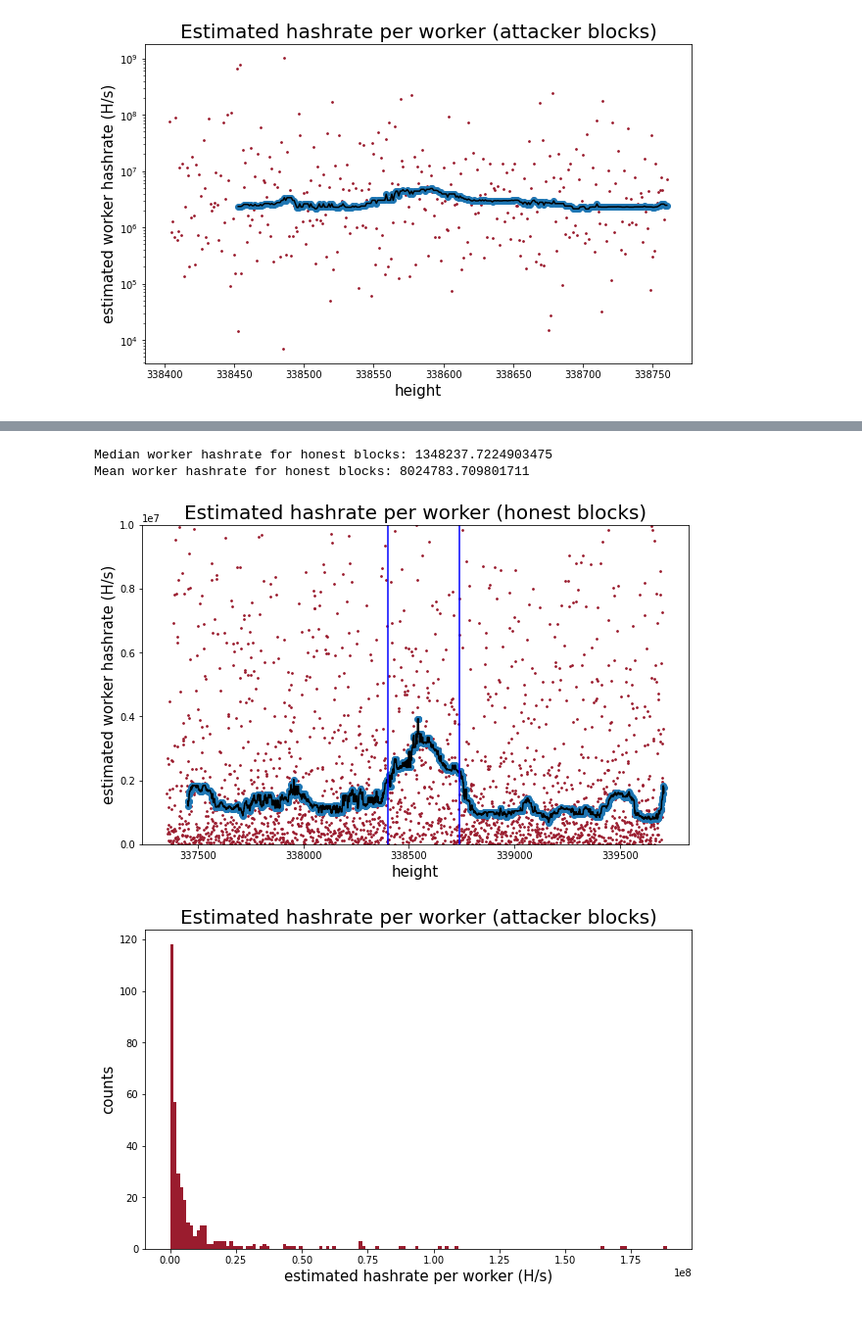
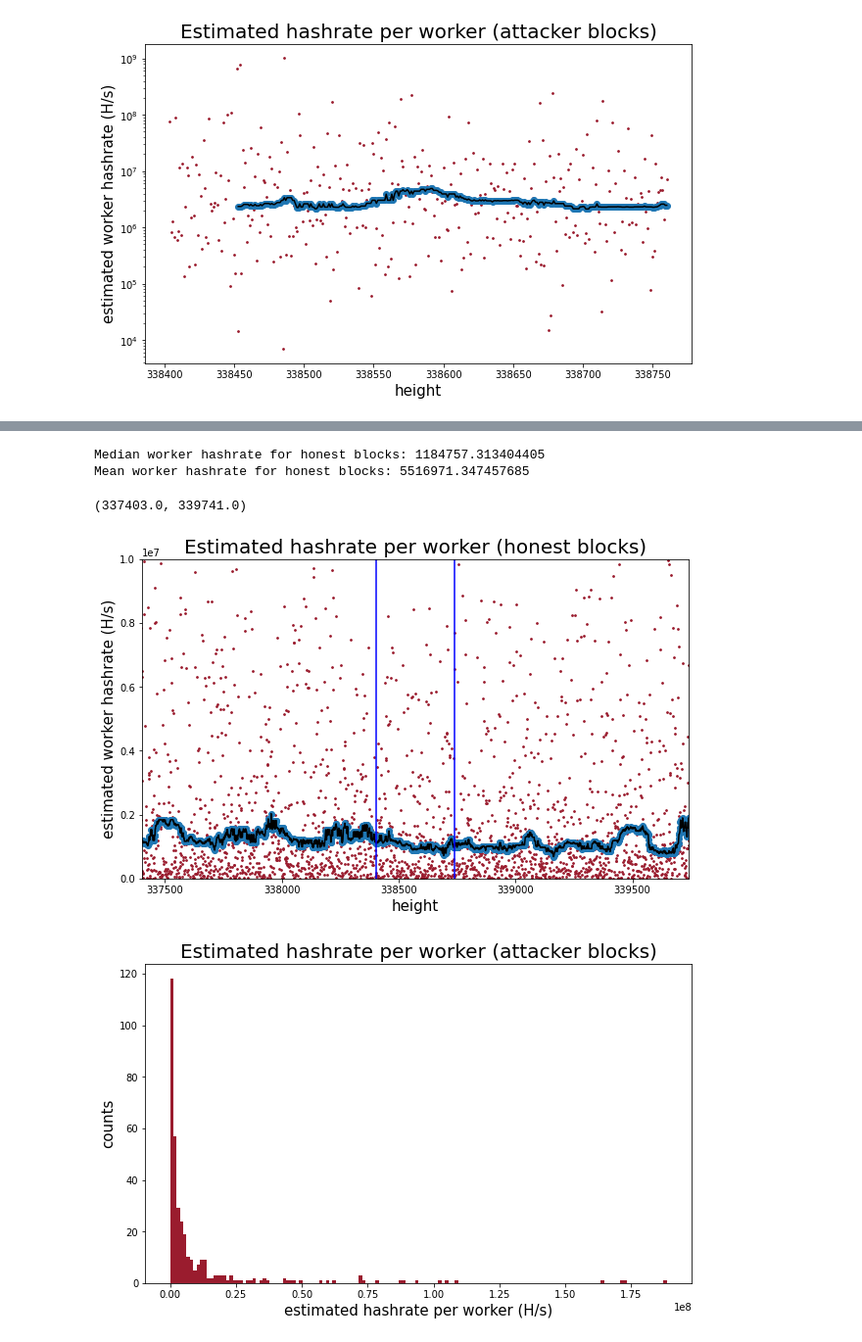
Before and after one commit to Mitchellpkt/firo-forensics, a Jupyter notebook: analysis/jupyter-python-firo-forensics.ipynb, the cells around one changed output, grey strips where cells are left out. Shown at 98% size. Cells and saved outputs as stored; diff of their text form; code cells hidden in the pictures.

```diff
--- a/analysis/jupyter-python-firo-forensics.ipynb
+++ b/analysis/jupyter-python-firo-forensics.ipynb
@@ -198,11 +198,17 @@ isli.hist(attack_blocks['nonce'], yscale='log', xlabel = 'nonce', color=firo_red
 # %% [markdown]
 We want apples-to-apples comparisons when overlaying the nonce patterns, so we'll select our "control case" for nonce patterns from a 30,000 block window centered around the start of the attack, to remove historical artifacts. We also exclude the attacker's blocks.
 # %%
-window_width = 30_000 # blocks
+window_width = 15_000 # blocks
 
 # Collect indices
-first_attack_block = list(attack_blocks['height'].head(1))[0] # There has to be a better way to do this...
-last_attack_block = list(attack_blocks['height'].tail(1))[0]
+first_attack_block = min(attack_blocks['height'])
+last_attack_block  = max(attack_blocks['height'])
+
+# Collect indices
+first_attack_block = min(attack_blocks['height'])
+last_attack_block  = max(attack_blocks['height'])
+print('first_attack_block : ' + str(first_attack_block))
+print('last_attack_block : ' + str(last_attack_block))
 window_left = first_attack_block - window_width/2
 window_right = first_attack_block + window_width/2
 
@@ -286,25 +296,27 @@ Mean worker hashrate for honest blocks: 8400434.827912068
 # %%
 rolling_average_width = 100
-height_window_width = 1000
-honest_heights = list(set(range(338403-height_window_width, 338760+height_window_width)) - set(others_heights))
-honest_blocks_df = pd.DataFrame()
-for height_index in range(len(honest_heights)):
-    thisHeight = honest_heights[height_index]
-    honest_blocks_df = honest_blocks_df.append(active_blocks[active_blocks['height'] == thisHeight])
+# height_window_width = 1000
+#honest_heights = list(set(range(338403-height_window_width, 338760+height_window_width)) - set(others_heights))
+honest_blocks_df = control_blocks.append(abandoned_blocks)
+honest_blocks_df = honest_blocks_df.sort_values(by='height', ascending=True)
+honest_heights = list(control_blocks['height'])
 honest_blocks_df['discovery_time'] = honest_blocks_df['time'].diff()
 honest_blocks_df['estimated_hashes_per_sec'] = honest_blocks_df['nonce']  / honest_blocks_df['discovery_time']
 isli.scatter(honest_blocks_df['height'][1::]-rolling_average_width/2, honest_blocks_df['estimated_hashes_per_sec'][1::],
              rollingMedianBinWidth=rolling_average_width, xlabel='height', ylabel='estimated worker hashrate (H/s)', markercolor=firo_red_array,
              figsize=(10,6), title='Estimated hashrate per worker (honest blocks)', yscale='linear', ylim=(0, 1e7))
 plt.axvline(x=min(attack_blocks['height']), color='b')
-plt.axvline(x=max(attack_blocks['height']), color='b');
+plt.axvline(x=max(attack_blocks['height']), color='b')
 np.nanmedian(honest_blocks_df['estimated_hashes_per_sec'])
 print('Median worker hashrate for honest blocks: ' + str(np.nanmedian(honest_blocks_df['estimated_hashes_per_sec'])))
 print('Mean worker hashrate for honest blocks: ' + str(np.nanmean(honest_blocks_df['estimated_hashes_per_sec'])))
+xlim_width = 1000
+plt.xlim((first_attack_block-xlim_width,last_attack_block+xlim_width))
 # %% [output]
-Median worker hashrate for honest blocks: 1348237.7224903475
-Mean worker hashrate for honest blocks: 8024783.709801711
+Median worker hashrate for honest blocks: 1184757.313404405
+Mean worker hashrate for honest blocks: 5516971.347457685
+(337403.0, 339741.0)
-[figure, old version]
+[figure, new version]
 # %%
 without_outliers_df = attacker_blocks_df[attacker_blocks_df['estimated_hashes_per_sec'] < 2e8]
 isli.hist(without_outliers_df['estimated_hashes_per_sec'][1::], xlabel='estimated hashrate per worker (H/s)', ylabel='counts',color=firo_red_array, figsize=(10,6), title='Estimated hashrate per worker (attacker blocks)');
```
Also changed, not shown: parts of 3 cells of this notebook.
